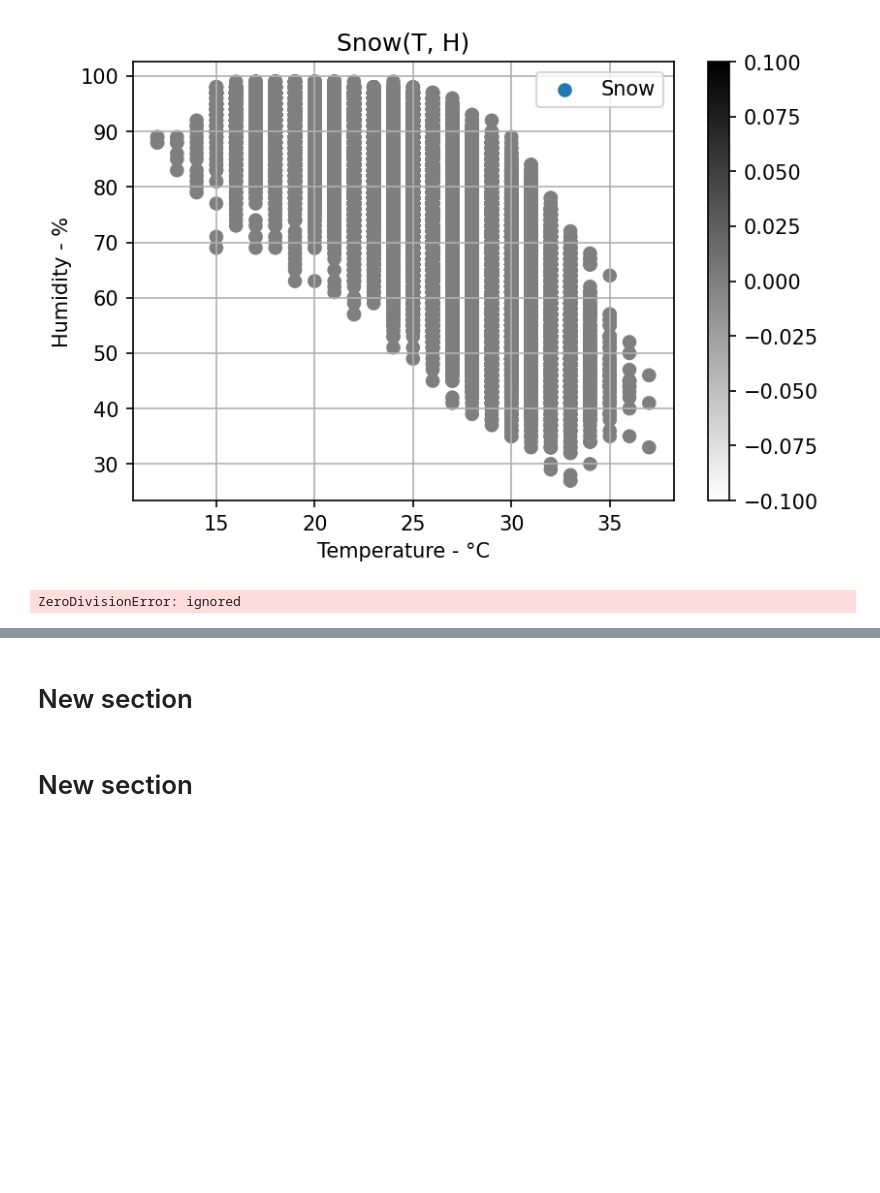
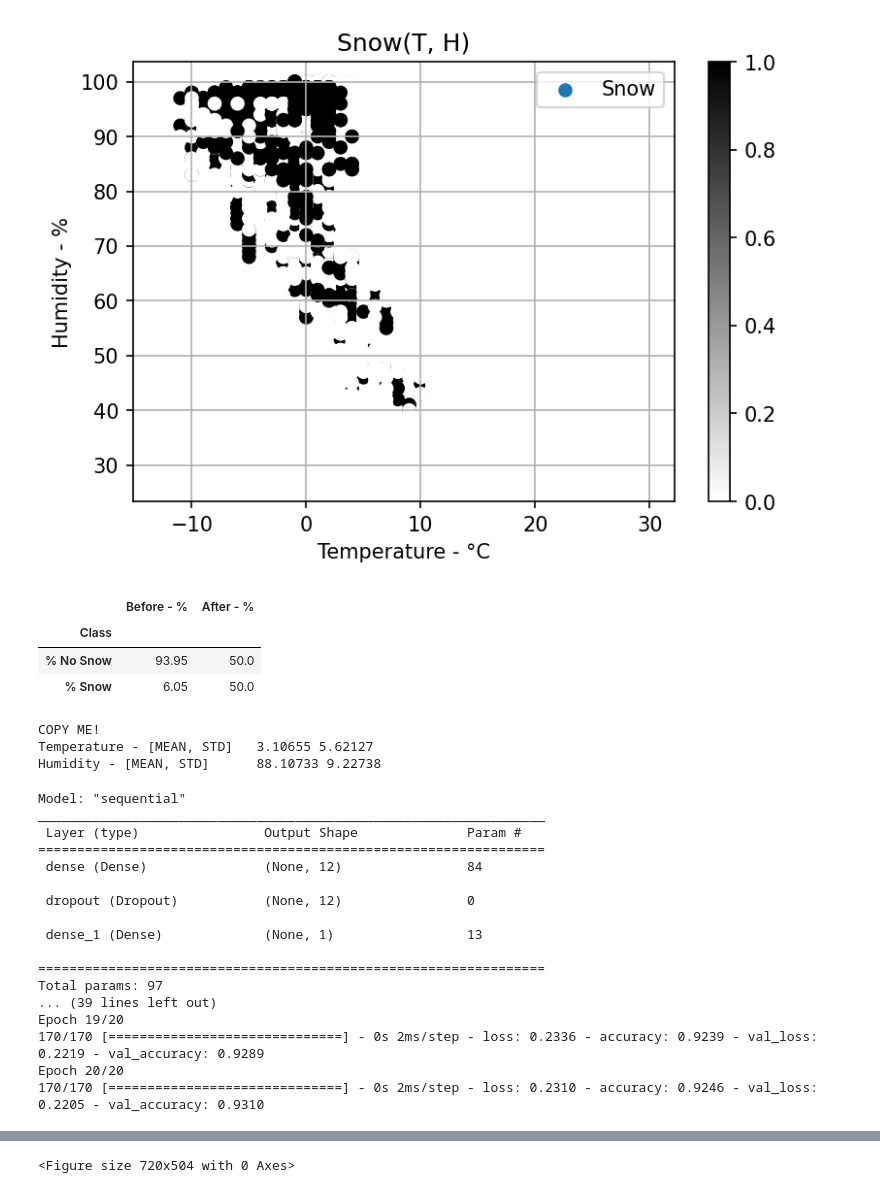
Before and after one commit to Pealie/GettingDataCoursera, a Jupyter notebook: Building_a_weather_station_with_TensorFlow_Lite_for_Microcontrollers_Aviemore.ipynb, the cells around one changed output, grey strips where cells are left out. Saved outputs shown, nothing was run; the diff lists cells and outputs as text; code cells hidden in the pictures; blank space fills up the shorter version.

```diff
--- a/Building_a_weather_station_with_TensorFlow_Lite_for_Microcontrollers_Aviemore.ipynb
+++ b/Building_a_weather_station_with_TensorFlow_Lite_for_Microcontrollers_Aviemore.ipynb
@@ -32,7 +32,7 @@ TF_MODEL = "snow_forecast"
 from wwo_hist import retrieve_hist_data # WorldWeatherOnline
 
 frequency=1
-api_key = '77e4f7fb6d4a4376916215131231001'
+api_key = 'your key'
 location_list = ['Aviemore']
 
 # retrieve_hist_data returns a list of dataframe(s)
@@ -272,2 +272,25 @@ Time elapsed (hh:mm:ss.ms) 0:03:30.456211
-[figure, old version]
+[figure, new version]
+|  | Before - % | After - % |
+| Class |  |  |
+| % No Snow | 93.95 | 50.0 |
+| % Snow | 6.05 | 50.0 |
-ZeroDivisionError: ignored
+COPY ME!
+Temperature - [MEAN, STD]   3.10655 5.62127
+Humidity - [MEAN, STD]      88.10733 9.22738
+Model: "sequential"
+_________________________________________________________________
+ Layer (type)                Output Shape              Param #
+=================================================================
+ dense (Dense)               (None, 12)                84
+
+ dropout (Dropout)           (None, 12)                0
+
+ dense_1 (Dense)             (None, 1)                 13
+
+=================================================================
+Total params: 97
+... (39 lines left out)
+Epoch 19/20
+170/170 [==============================] - 0s 2ms/step - loss: 0.2336 - accuracy: 0.9239 - val_loss: 0.2219 - val_accuracy: 0.9289
+Epoch 20/20
+170/170 [==============================] - 0s 2ms/step - loss: 0.2310 - accuracy: 0.9246 - val_loss: 0.2205 - val_accuracy: 0.9310
@@ -274,4 +319 @@ ZeroDivisionError: ignored
+<Figure size 720x504 with 0 Axes>
-# %% [markdown]
-# New section
-# %% [markdown]
-# New section
```
Also changed, not shown: parts of 1 cell of this notebook.
